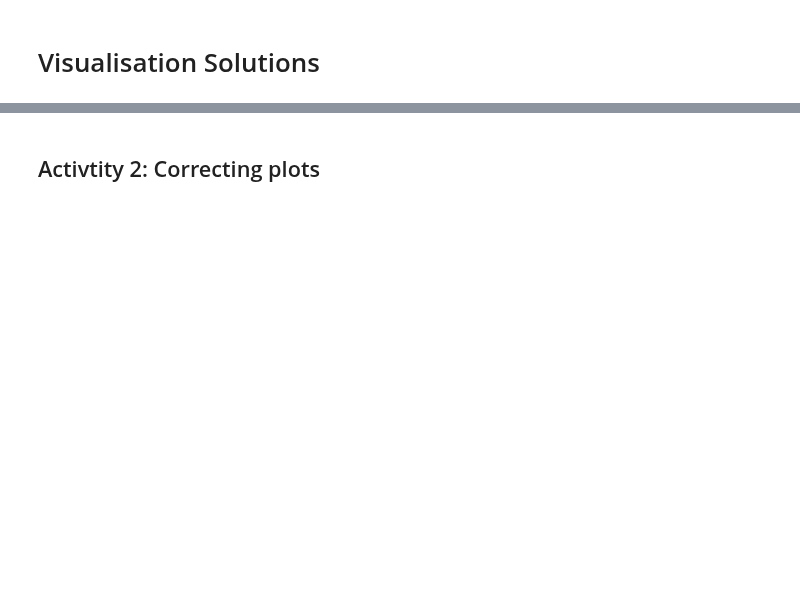
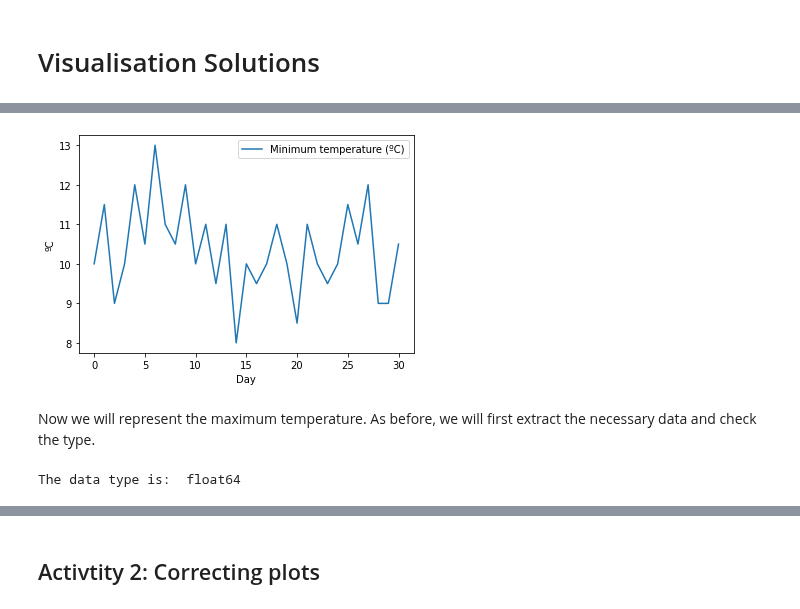
Before and after one commit to Digitalkatie/python-notebooks, a Jupyter notebook: Visualisation_Solutions.ipynb, the cells around one changed output, grey strips where cells are left out. Cells and saved outputs as stored; diff of their text form; code cells hidden in the pictures; blank space fills up the shorter version.

```diff
--- a/Visualisation_Solutions.ipynb
+++ b/Visualisation_Solutions.ipynb
@@ -158,0 +68,4 @@ The quantity of rain is not continuous, there is a different amount each day. Be
+# %%
+#Extract the minimum temperature data from the weather data
+min_temp = weather['min_temperature']
+print("The data type is: ",numpy.dtype(min_temp))
@@ -158,0 +78,25 @@ The quantity of rain is not continuous, there is a different amount each day. Be
+# %%
+#Get the figure for the plot and the axis objects to have easy access to all plot data.
+fig, ax = matplotlib.pyplot.subplots()
+
+#Create the plot that we will visualise. A line plot is the default for the function plot()
+plot = ax.plot(min_temp, label = "Minimum temperature (ºC)")
+
+#Set the labels of the axis
+ax.set_ylabel("ºC")
+ax.set_xlabel("Day")
+
+#Tell the program that you want the legend to be shown
+matplotlib.pyplot.legend()
+
+#Show the plot we have made
+matplotlib.pyplot.show()
+# %% [output]
+[figure, added]
+# %% [markdown]
+Now we will represent the maximum temperature. As before, we will first extract the necessary data and check the type.
+# %%
+max_temp = weather['max_temperature']
+print("The data type is: ",numpy.dtype(min_temp))
+# %% [output]
+The data type is:  float64
```
Also changed, not shown: parts of 66 cells of this notebook, 15 other files.
